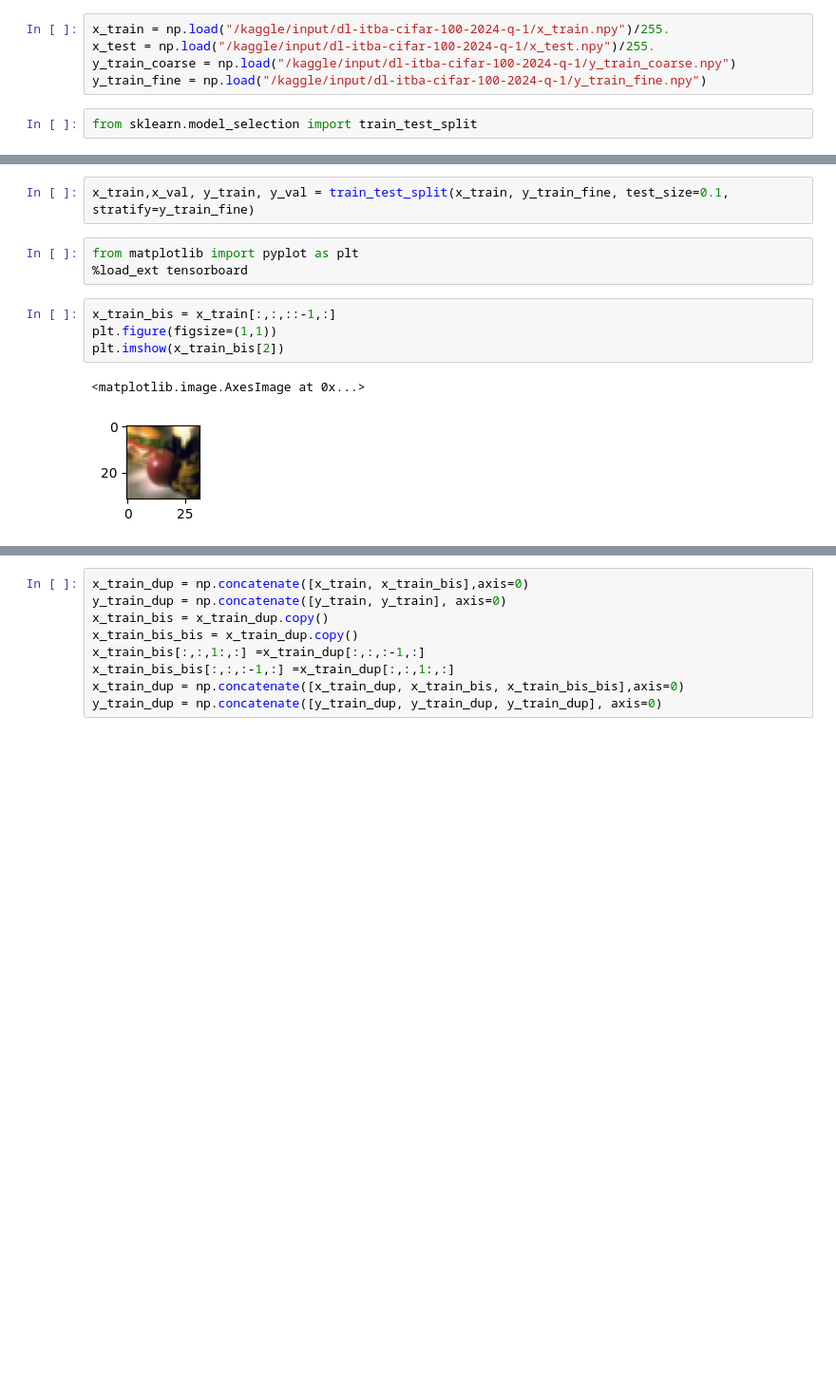
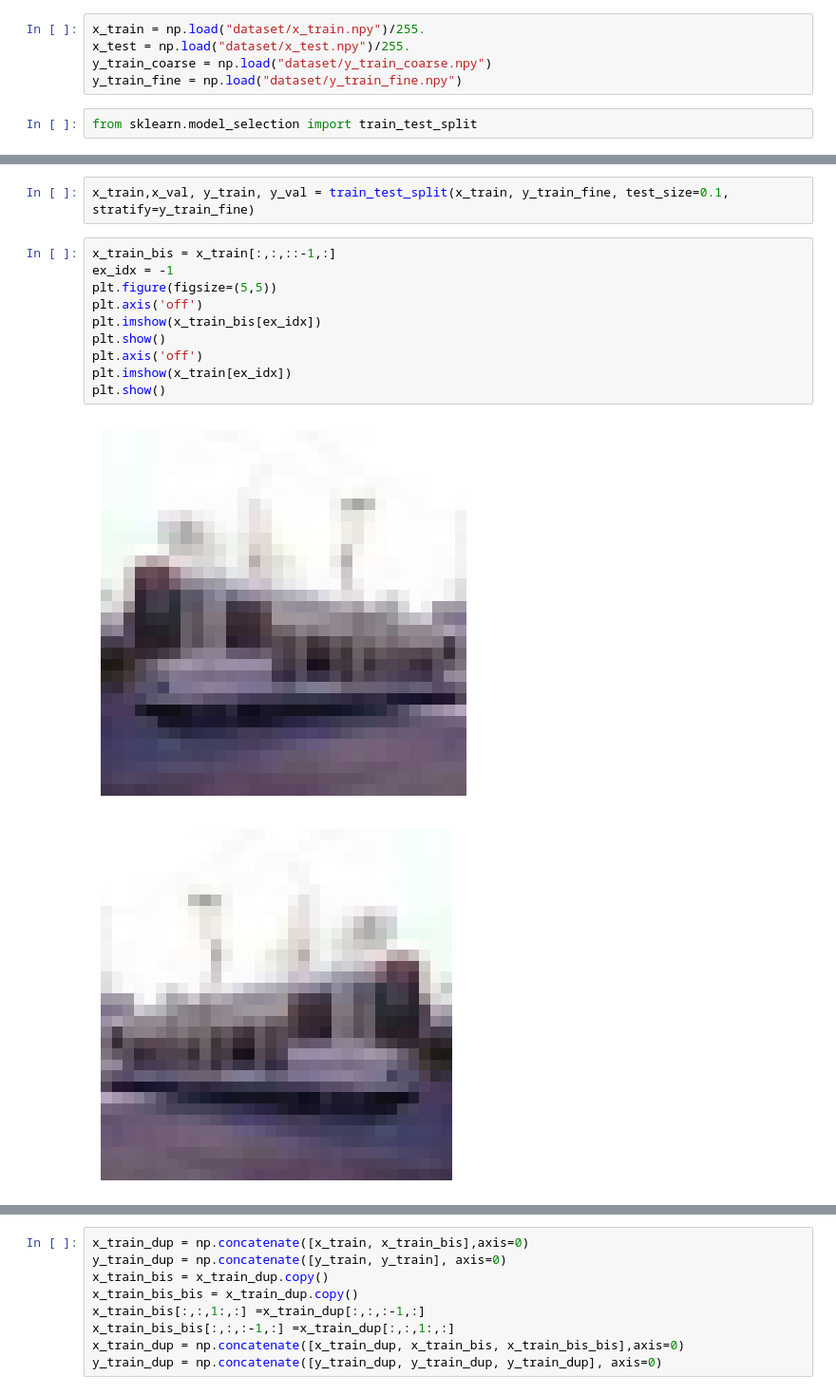
Before and after one commit to gonzagrau/redes_neuronales, a Jupyter notebook: notebook-de-arranque-mlp.ipynb, the cells around one changed output, grey strips where cells are left out. Shown at 95% size. Drawn from its saved outputs; the diff is of its cells as text; blank space fills up the shorter version.

```diff
--- a/notebook-de-arranque-mlp.ipynb
+++ b/notebook-de-arranque-mlp.ipynb
@@ -26,8 +6,8 @@ for dirname, _, filenames in os.walk('/kaggle/input'):
 # %%
-x_train = np.load("/kaggle/input/dl-itba-cifar-100-2024-q-1/x_train.npy")/255.
-x_test = np.load("/kaggle/input/dl-itba-cifar-100-2024-q-1/x_test.npy")/255.
-y_train_coarse = np.load("/kaggle/input/dl-itba-cifar-100-2024-q-1/y_train_coarse.npy")
-y_train_fine = np.load("/kaggle/input/dl-itba-cifar-100-2024-q-1/y_train_fine.npy")
+x_train = np.load("dataset/x_train.npy")/255.
+x_test = np.load("dataset/x_test.npy")/255.
+y_train_coarse = np.load("dataset/y_train_coarse.npy")
+y_train_fine = np.load("dataset/y_train_fine.npy")
 # %%
 from sklearn.model_selection import train_test_split
 # %%
@@ -38,13 +18,16 @@ with open("/kaggle/input/dl-itba-cifar-100-2024-q-1/coarse_label_names.pck", "rb
     labels_coarse = pickle.load(f)
-# %%
-x_train,x_val, y_train, y_val = train_test_split(x_train, y_train_fine, test_size=0.1, stratify=y_train_fine)
 # %%
-from matplotlib import pyplot as plt
-%load_ext tensorboard
+x_train,x_val, y_train, y_val = train_test_split(x_train, y_train_fine, test_size=0.1, stratify=y_train_fine)
 # %%
 x_train_bis = x_train[:,:,::-1,:]
-plt.figure(figsize=(1,1))
-plt.imshow(x_train_bis[2])
+ex_idx = -1
+plt.figure(figsize=(5,5))
+plt.axis('off')
+plt.imshow(x_train_bis[ex_idx])
+plt.show()
+plt.axis('off')
+plt.imshow(x_train[ex_idx])
+plt.show()
 # %% [output]
-<matplotlib.image.AxesImage at 0x...>
-[figure, old version]
+[figure, new version]
+[figure, added]
```
Also changed, not shown: parts of 4 cells of this notebook.
